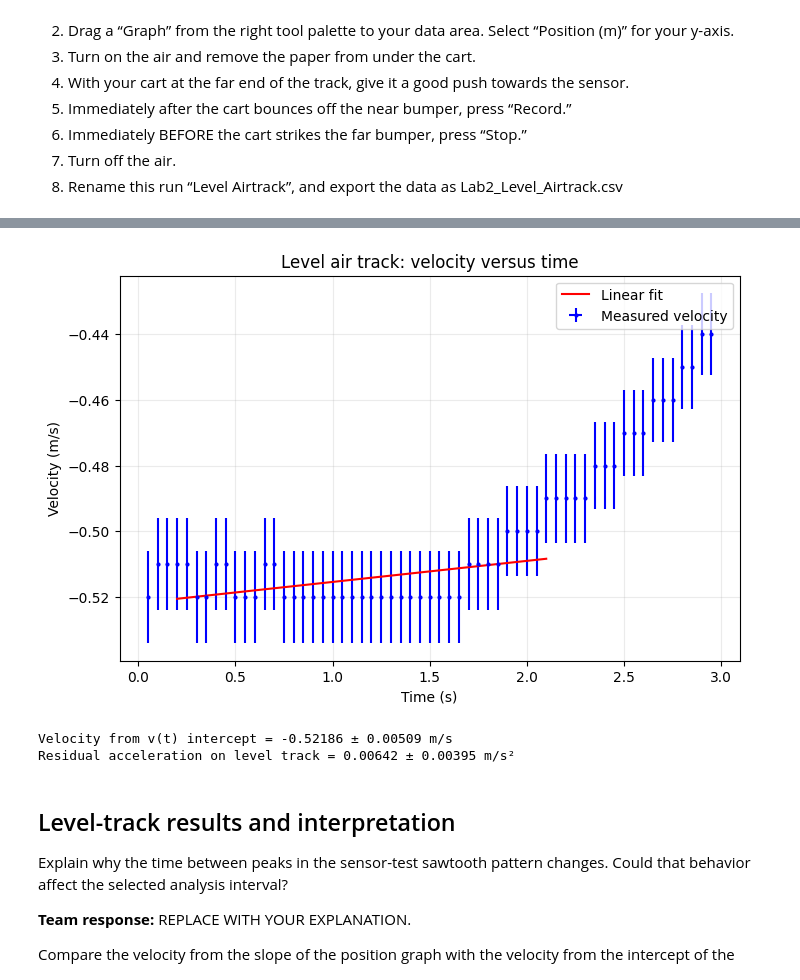
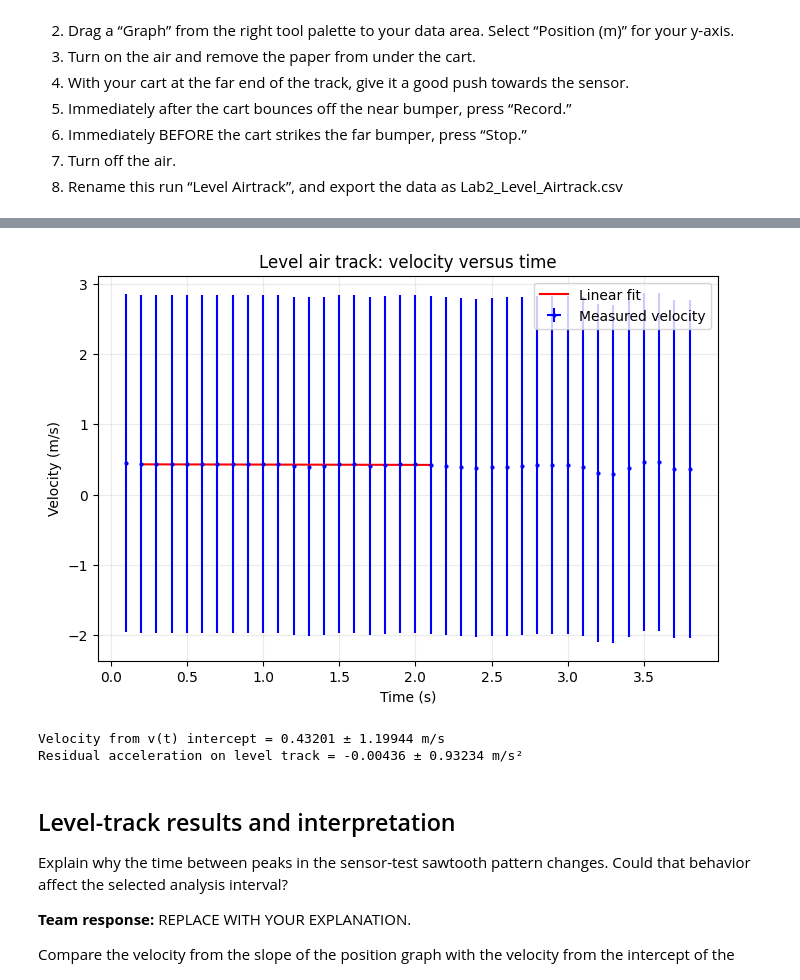
Before and after one commit to lucastyreeherrmann25-glitch/Phys201L, a Jupyter notebook: labs/Lab02_Air_Track_Kinematics/Lab02_Air_Track_Kinematics.ipynb, the cells around one changed output, grey strips where cells are left out. Cells and saved outputs as stored; diff of their text form; code cells hidden in the pictures.

```diff
--- a/labs/Lab02_Air_Track_Kinematics/Lab02_Air_Track_Kinematics.ipynb
+++ b/labs/Lab02_Air_Track_Kinematics/Lab02_Air_Track_Kinematics.ipynb
@@ -193,7 +193,7 @@ BRANCH = "main"
 LAB_PATH = "labs/Lab02_Air_Track_Kinematics"
 
 SENSOR_FILE = "TeamLTH_Sensor_test.csv"
-LEVEL_FILE = "Team##_Level_Airtrack.csv"
+LEVEL_FILE = "TeamLTH_Level_Airtrack.csv"
 INCLINED_FILE = "Team##_Inclined_Airtrack.csv"
 
 # Adjust these limits only after inspecting your team's graphs. Choose the
@@ -354,26 +355,26 @@ HTTPError: HTTP Error 400: Bad Request
 # %%
 # Velocity versus time: level air track
 
-v_level = level_df['Velocity (m/s) Run #1'].to_numpy(dtype=float)
+v_level = level_df['Velocity, Ch1&2 (m/s) Run #1'].to_numpy(dtype=float)
 sigma_v_level = delta_delta_x/Delta_t + np.abs(v_level)*delta_delta_t/Delta_t
 
 fig, ax = plt.subplots(figsize=(8, 5))
 ax.errorbar(t_level, v_level, yerr=sigma_v_level, xerr=delta_t_single,
             fmt='b.', markersize=4, label='Measured velocity')
 plt.sca(ax)
 v_intercept_level, a_level, dv_intercept_level, da_level = linear_fit(
     t_level, v_level, sigma_v_level, LEVEL_FIT_MIN, LEVEL_FIT_MAX)
 ax.set(xlabel='Time (s)', ylabel='Velocity (m/s)', title='Level air track: velocity versus time')
 ax.grid(alpha=0.25)
 ax.legend()
 plt.show()
 
 print(f"Velocity from v(t) intercept = {v_intercept_level:.5f} ± {dv_intercept_level:.5f} m/s")
 print(f"Residual acceleration on level track = {a_level:.5f} ± {da_level:.5f} m/s²")
 # %% [output]
-[figure, old version]
+[figure, new version]
-Velocity from v(t) intercept = -0.52186 ± 0.00509 m/s
-Residual acceleration on level track = 0.00642 ± 0.00395 m/s²
+Velocity from v(t) intercept = 0.43201 ± 1.19944 m/s
+Residual acceleration on level track = -0.00436 ± 0.93234 m/s²
 # %% [markdown]
 ## Level-track results and interpretation
 
```
Also changed, not shown: parts of 1 cell of this notebook.
